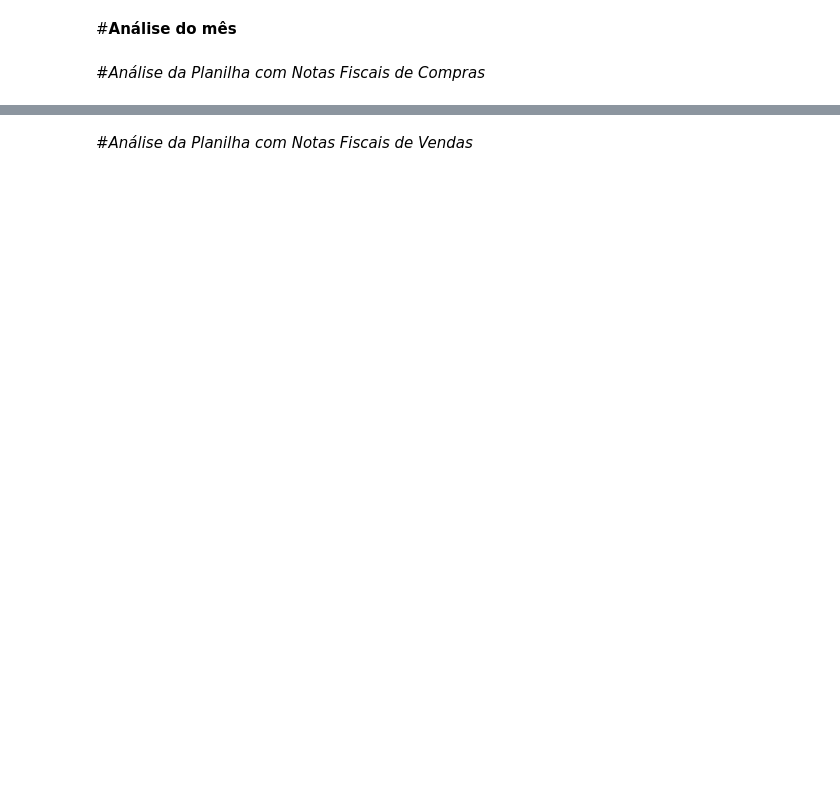
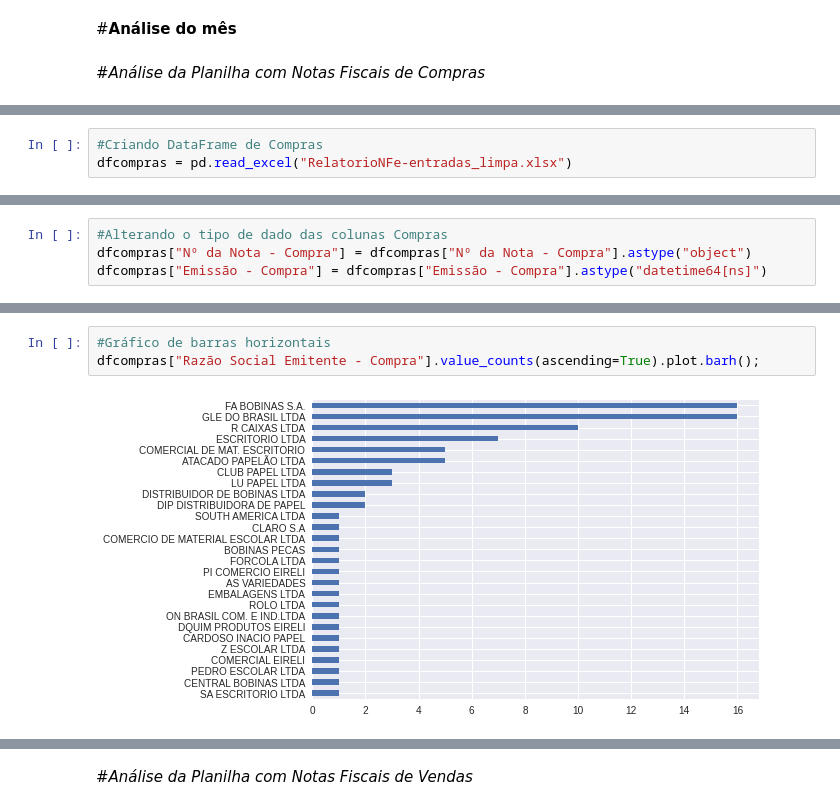
Before and after one commit to NEYRIB/Projeto-dados-com-Python-e-Pandas-DIO, a Jupyter notebook: Projeto_dados_com_Python_e_Pandas_dio.ipynb, the cells around one changed output, grey strips where cells are left out. Cells and saved outputs as stored; diff of their text form; blank space fills up the shorter version.

```diff
--- a/Projeto_dados_com_Python_e_Pandas_dio.ipynb
+++ b/Projeto_dados_com_Python_e_Pandas_dio.ipynb
@@ -196,0 +40,3 @@ plt.ylabel("Tipos de Compras no mês");
+# %%
+#Criando DataFrame de Compras
+dfcompras = pd.read_excel("RelatorioNFe-entradas_limpa.xlsx")
@@ -196,0 +78,4 @@ plt.ylabel("Tipos de Compras no mês");
+# %%
+#Alterando o tipo de dado das colunas Compras
+dfcompras["Nº da Nota - Compra"] = dfcompras["Nº da Nota - Compra"].astype("object")
+dfcompras["Emissão - Compra"] = dfcompras["Emissão - Compra"].astype("datetime64[ns]")
@@ -196,0 +175,5 @@ plt.ylabel("Tipos de Compras no mês");
+# %%
+#Gráfico de barras horizontais
+dfcompras["Razão Social Emitente - Compra"].value_counts(ascending=True).plot.barh();
+# %% [output]
+[figure, added]
```
Also changed, not shown: parts of 149 cells of this notebook.
